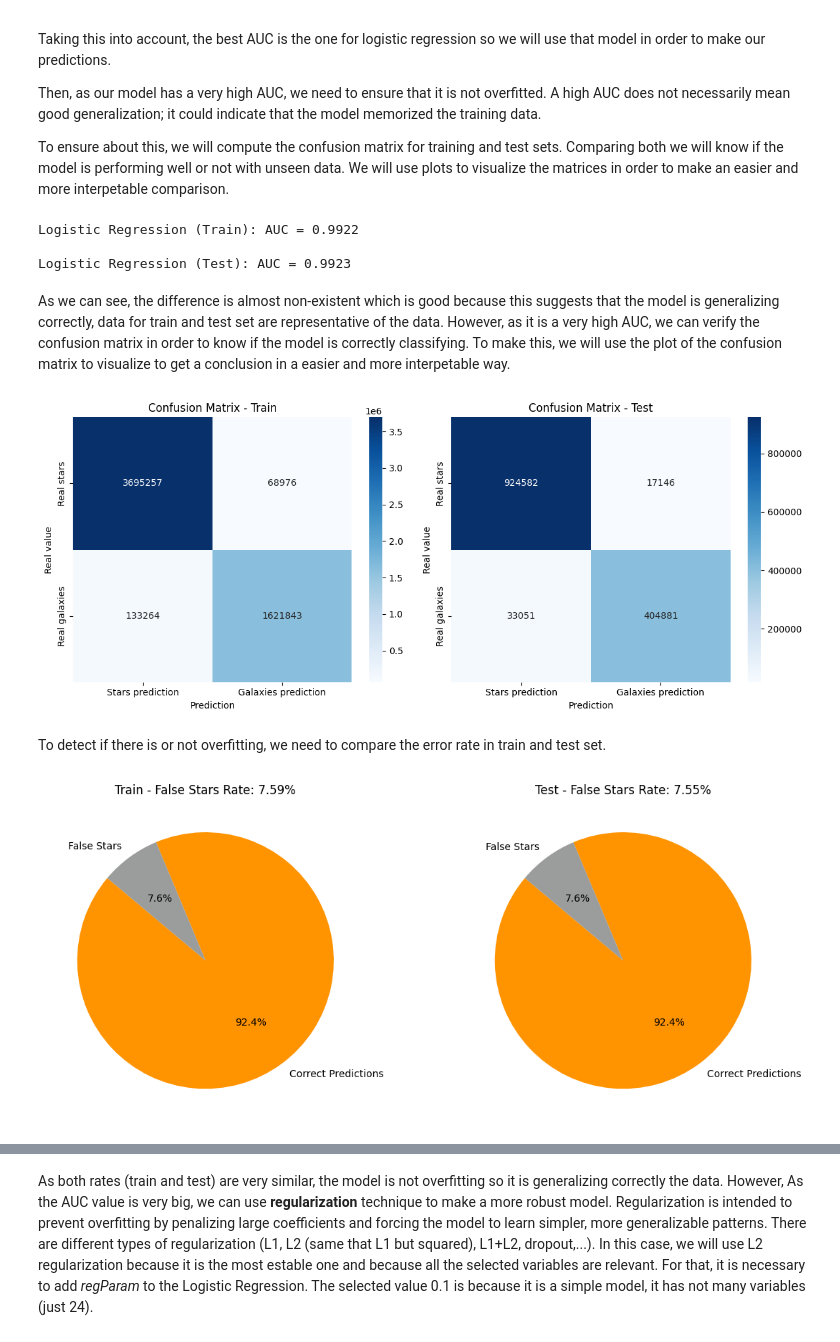
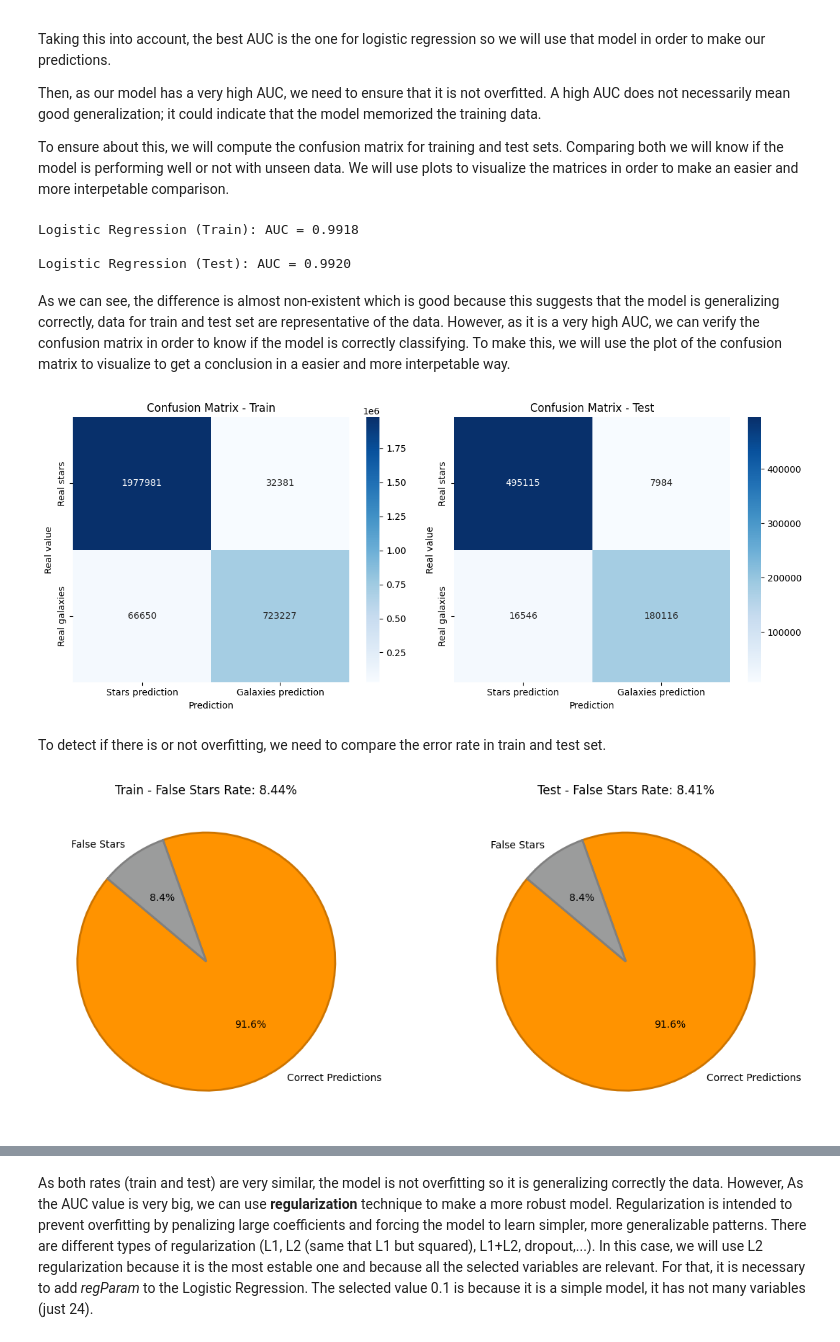
Before and after one commit to Gonzatorra/bigDataAstronomy, a Jupyter notebook: process.ipynb, the cells around one changed output, grey strips where cells are left out. Drawn from its saved outputs; the diff is of its cells as text; code cells hidden in the pictures.

```diff
--- a/process.ipynb
+++ b/process.ipynb
@@ -76,10 +76,10 @@ from pyspark.sql import SparkSession
 
 spark = SparkSession.builder \
     .appName("bigDataAstronomyProject") \
-    .config("spark.executor.memory", "8g") \
-    .config("spark.driver.memory", "4g") \
-    .config("spark.executor.cores", "4") \
-    .config("spark.executor.instances", "1") \
+    .config("spark.executor.memory", "16g") \
+    .config("spark.driver.memory", "8g") \
+    .config("spark.executor.cores", "8") \
+    .config("spark.executor.instances", "4") \
     .getOrCreate()
 
 spark.sparkContext.setLogLevel("ERROR")
@@ -97,10 +97,10 @@ import config
 
 df = spark.read.csv(config.DATA_PATH, header=True)
 print(df.count())
-df2 = spark.read.csv(config.DATA_PATH2, header=True)
-print(df2.count())
-
-df = df.union(df2)
-print(df.count())
+#df2 = spark.read.csv(config.DATA_PATH2, header=True)
+#print(df2.count())
+#
+#df = df.union(df2)
+#print(df.count())
 # %% [output]
 3500000
@@ -488,9 +486,9 @@ auc_test = evaluator.evaluate(predictions_log_test)
 print(f"Logistic Regression (Train): AUC = {auc_train:.4f}\n")
 print(f"Logistic Regression (Test): AUC = {auc_test:.4f}")
 # %% [output]
-Logistic Regression (Train): AUC = 0.9922
+Logistic Regression (Train): AUC = 0.9918
 
-Logistic Regression (Test): AUC = 0.9923
+Logistic Regression (Test): AUC = 0.9920
 # %% [markdown]
 As we can see, the difference is almost non-existent which is good because this suggests that the model is generalizing correctly, data for train and test set are representative of the data. However, as it is a very high AUC, we can verify the confusion matrix in order to know if the model is correctly classifying. To make this, we will use the plot of the confusion matrix to visualize to get a conclusion in a easier and more interpetable way.
 # %%
@@ -542,44 +540,60 @@ ax2.set_title("Confusion Matrix - Test")
 plt.tight_layout()
 plt.show()
 # %% [output]
-[figure, old version]
+[figure, new version]
 # %% [markdown]
 To detect if there is or not overfitting, we need to compare the error rate in train and test set.
 # %%
 ##Train
 false_stars_train = conf_matrix_values_train[1][0]
 true_galaxies_train = conf_matrix_values_train[1][1]
 
 false_stars_train_rate = ((false_stars_train)/(false_stars_train + true_galaxies_train))*100
 false_stars_train_rate = round(false_stars_train_rate,2)
 
 
 ##Test
 false_stars_test = conf_matrix_values_test[1][0]
 true_galaxies_test = conf_matrix_values_test[1][1]
 
 false_stars_test_rate = ((false_stars_test)/(false_stars_test + true_galaxies_test))*100
 false_stars_test_rate = round(false_stars_test_rate,2)
 
 
 #PLOTS
 fig, axes = plt.subplots(1, 2, figsize=(12, 5))  #Create two plots in 1 line
+colors_train = ["#ff9300", "#9b9c9c"]
+edge_colors = ["#cc7400", "#808080"]  #Darker border colors
 
-labels_train = ["Correct Predictions", "False Stars"]
+# Train Pie Chart
 sizes_train = [100 - false_stars_train_rate, false_stars_train_rate]
-colors_train = ["#ff9300", "#9b9c9c"]
-axes[0].pie(sizes_train, labels=labels_train, colors=colors_train, autopct='%1.1f%%', startangle=140)
+wedges_train, _, autotexts_train = axes[0].pie(
+    sizes_train, labels=["Correct Predictions", "False Stars"], autopct='%1.1f%%', colors=colors_train, startangle=140,
+    wedgeprops={"linewidth": 2}  # General border thickness
+)
+
+# Set custom edge colors for Train pie chart
+for wedge, edge_color in zip(wedges_train, edge_colors):
+    wedge.set_edgecolor(edge_color)
+
 axes[0].set_title(f"Train - False Stars Rate: {false_stars_train_rate}%")
 
-# Pie Chart para Test
-labels_test = ["Correct Predictions", "False Stars"]
+# Test Pie Chart
 sizes_test = [100 - false_stars_test_rate, false_stars_test_rate]
-colors_test = ["#ff9300", "#9b9c9c"]
-axes[1].pie(sizes_test, labels=labels_test, colors=colors_test, autopct='%1.1f%%', startangle=140)
+wedges_test, _, autotexts_test = axes[1].pie(
+    sizes_test, labels=["Correct Predictions", "False Stars"], autopct='%1.1f%%', colors=colors_train, startangle=140,
+    wedgeprops={"linewidth": 2}  # General border thickness
+)
+
+#Set custom edge colors for Test pie chart
+for wedge, edge_color in zip(wedges_test, edge_colors):
+    wedge.set_edgecolor(edge_color)
+
 axes[1].set_title(f"Test - False Stars Rate: {false_stars_test_rate}%")
 
+# Adjust layout and show plot
 plt.tight_layout()
 plt.show()
 # %% [output]
-[figure, old version]
+[figure, new version]
 # %%
```
Also changed, not shown: parts of 48 cells of this notebook.
